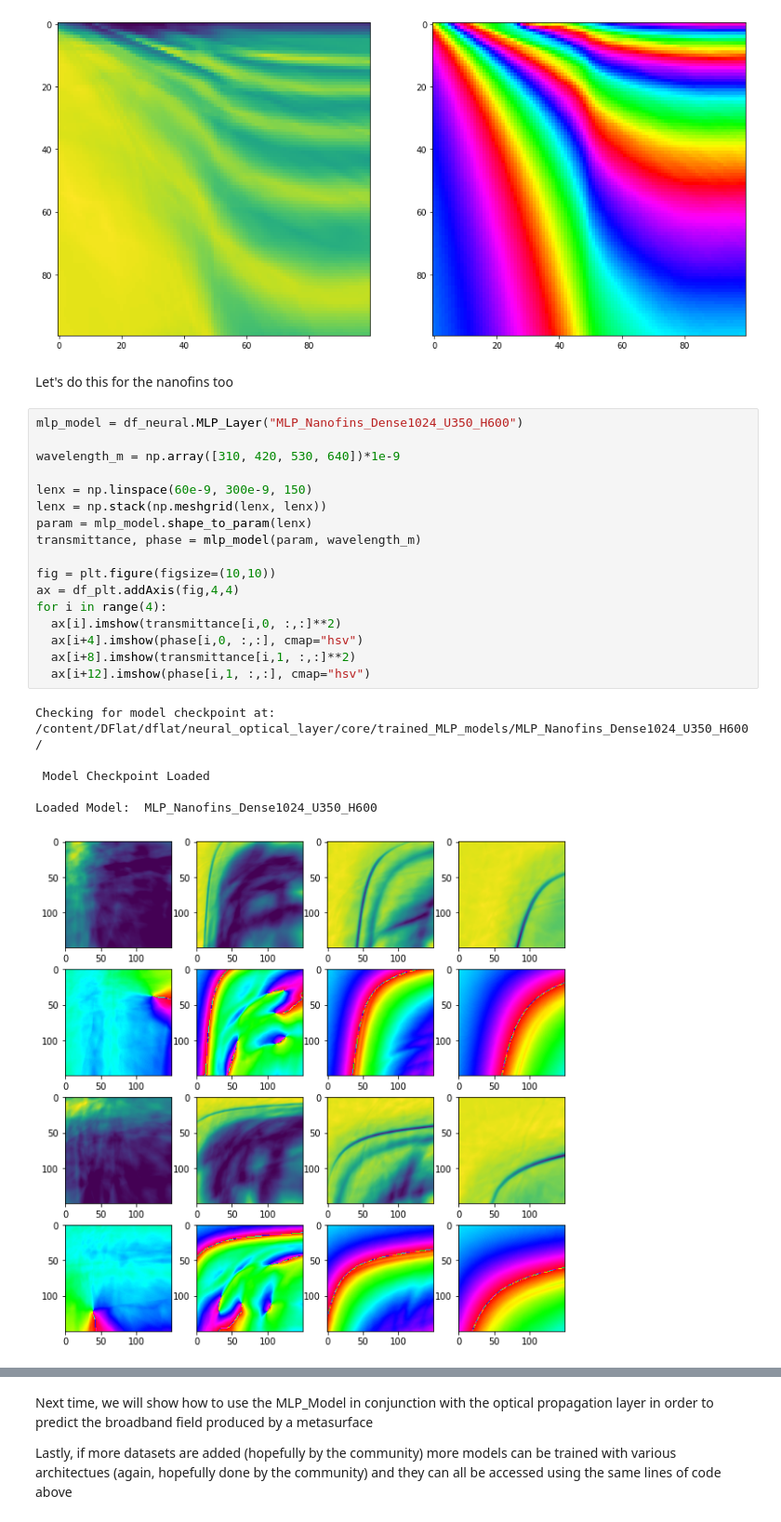
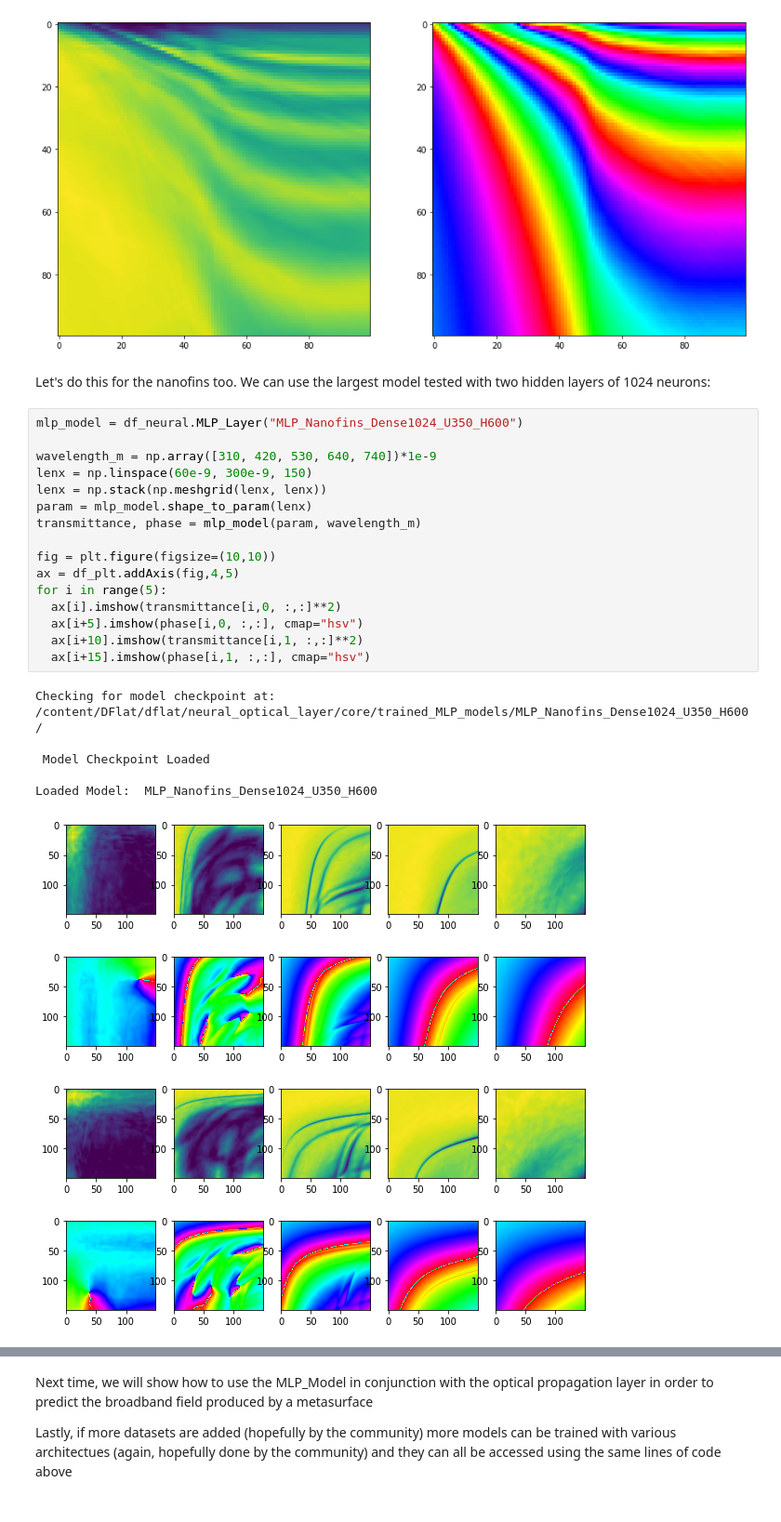
Before and after one commit to DeanHazineh/DFlat-tensorflow, a Jupyter notebook: examples/Tutorial_I_Dflat_Library_and_Neural_Models.ipynb, the cells around one changed output, grey strips where cells are left out. Shown at 93% size. Cells and saved outputs as stored; diff of their text form.

```diff
--- a/examples/Tutorial_I_Dflat_Library_and_Neural_Models.ipynb
+++ b/examples/Tutorial_I_Dflat_Library_and_Neural_Models.ipynb
@@ -182,28 +180,27 @@ Loaded Model:  MLP_Nanocylinders_Dense256_U180_H600
 <matplotlib.image.AxesImage at 0x...>
 [figure]
 # %% [markdown]
-Let's do this for the nanofins too
+Let's do this for the nanofins too. We can use the largest model tested with two hidden layers of 1024 neurons:
 # %%
 mlp_model = df_neural.MLP_Layer("MLP_Nanofins_Dense1024_U350_H600")
 
-wavelength_m = np.array([310, 420, 530, 640])*1e-9
-
+wavelength_m = np.array([310, 420, 530, 640, 740])*1e-9
 lenx = np.linspace(60e-9, 300e-9, 150)
 lenx = np.stack(np.meshgrid(lenx, lenx))
 param = mlp_model.shape_to_param(lenx)
 transmittance, phase = mlp_model(param, wavelength_m)
 
 fig = plt.figure(figsize=(10,10))
-ax = df_plt.addAxis(fig,4,4)
-for i in range(4):
+ax = df_plt.addAxis(fig,4,5)
+for i in range(5):
   ax[i].imshow(transmittance[i,0, :,:]**2)
-  ax[i+4].imshow(phase[i,0, :,:], cmap="hsv")
-  ax[i+8].imshow(transmittance[i,1, :,:]**2)
-  ax[i+12].imshow(phase[i,1, :,:], cmap="hsv")
+  ax[i+5].imshow(phase[i,0, :,:], cmap="hsv")
+  ax[i+10].imshow(transmittance[i,1, :,:]**2)
+  ax[i+15].imshow(phase[i,1, :,:], cmap="hsv")
 # %% [output]
 Checking for model checkpoint at: /content/DFlat/dflat/neural_optical_layer/core/trained_MLP_models/MLP_Nanofins_Dense1024_U350_H600/
 
  Model Checkpoint Loaded
 
 Loaded Model:  MLP_Nanofins_Dense1024_U350_H600
-[figure, old version]
+[figure, new version]
```
Also changed, not shown: parts of 7 cells of this notebook.
